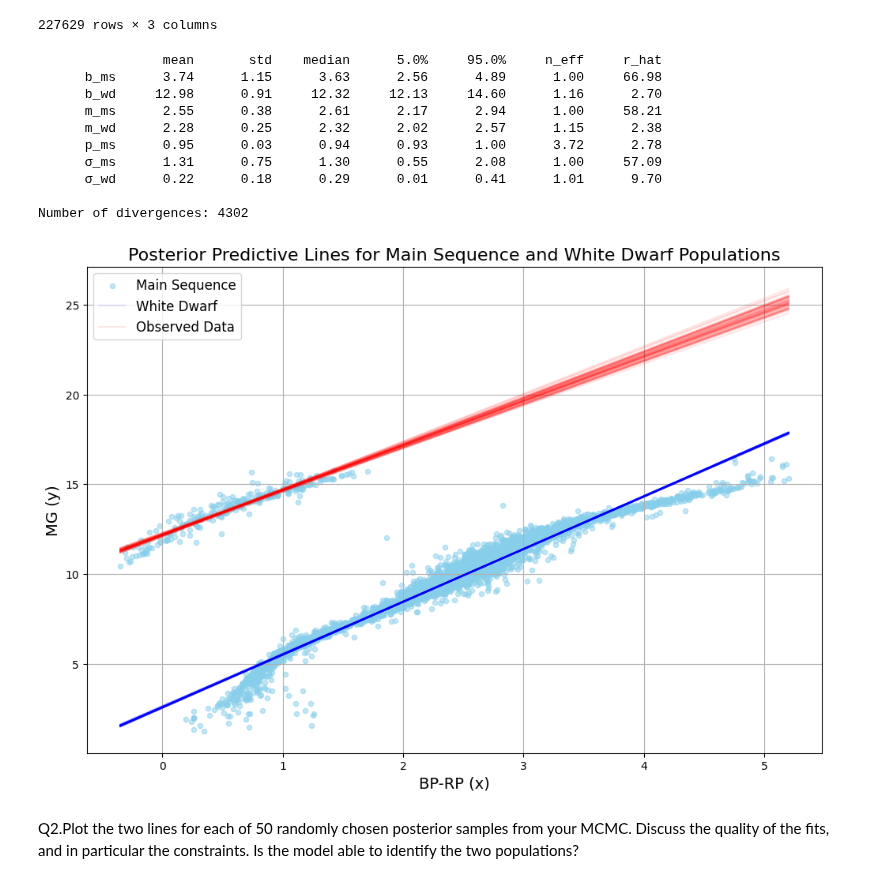
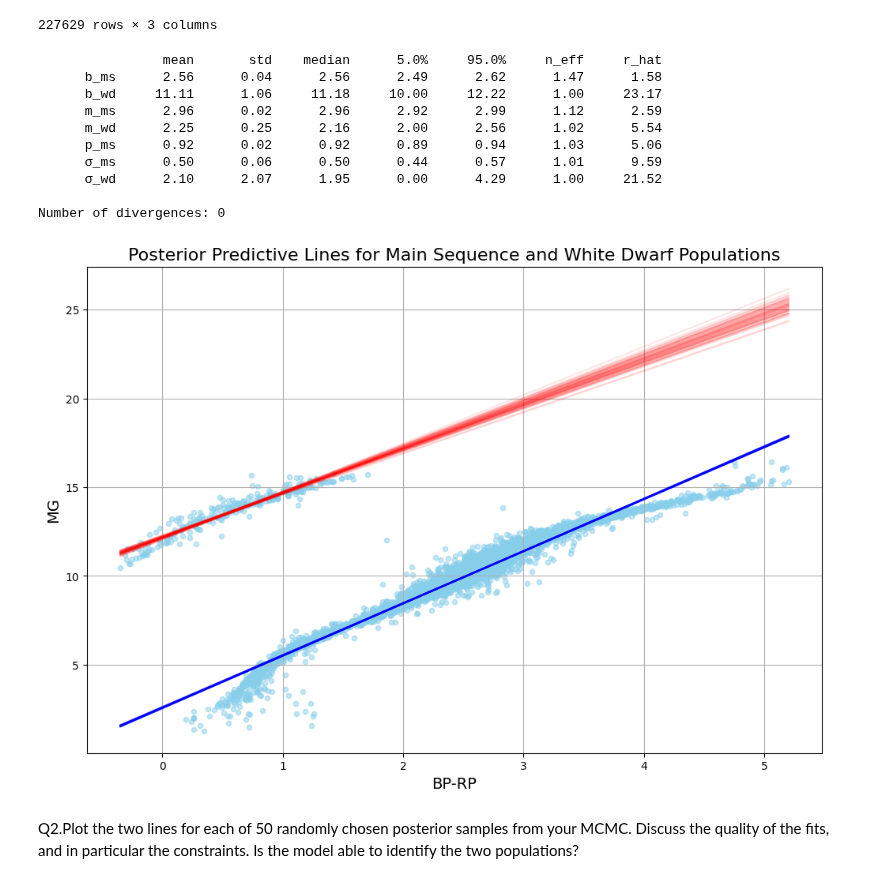
Before and after one commit to R-bna/sci-comp-ii-fall24, a Jupyter notebook: Working/MidtermPart-2.ipynb, the cells around one changed output. Drawn from its saved outputs; the diff is of its cells as text; code cells hidden in the pictures.

```diff
--- a/Working/MidtermPart-2.ipynb
+++ b/Working/MidtermPart-2.ipynb
@@ -63,11 +63,9 @@ def linear_model_w_outliers(x_data=None, y_data=None):
     m_wd = numpyro.sample('m_wd', dist.Uniform(2, 5))  # slope of white dwarfs
     b_wd = numpyro.sample('b_wd', dist.Uniform(10, 15))  # intercept of white dwarfs
 
-      # background prior
+    σ_wd = numpyro.sample('σ_wd', dist.HalfNormal())  # scatter of white dwarfs
     μ_wd = m_wd * x_data + b_wd
-    σ_wd = numpyro.sample('σ_wd', dist.HalfNormal())  # scatter of white dwarfs
     dist_wd = dist.Normal(μ_wd, jnp.sqrt(σ_wd**2 + σ_ms**2)) #background/outliers/White dwarf distribution
-
 
     # Prior for mixture weights (probabilities of being from MS or WD)
     p_ms = numpyro.sample('p_ms', dist.Uniform(0, 1))  # Probability of being from the MS population
@@ -80,11 +78,10 @@ def linear_model_w_outliers(x_data=None, y_data=None):
     # Likelihood - observed data `y`
     with numpyro.plate("data", len(x_data)):
         y_ = numpyro.sample("obs", mixture, obs=y_data)
-
         # Log probabilities to track membership probabilities of each sample
         log_probs = mixture.component_log_probs(y_)
         numpyro.deterministic(
-            "log_p_fg", log_probs - jax.nn.logsumexp(log_probs, axis=-1, keepdims=True)
+            "log_p_ms", log_probs - jax.nn.logsumexp(log_probs, axis=-1, keepdims=True)
         )
 # %%
 # Generate a starting key, which we'll split for later operations.
@@ -98,24 +95,23 @@ kernel = NUTS(linear_model_w_outliers)
 mcmc = MCMC(
     kernel,
     num_chains=2,
-    num_warmup=100,
+    num_warmup=1000,
     num_samples=5000
 )
 mcmc.run(rng_key_, x_data, y_data)
 
-# Print the summary of the MCMC results
 mcmc.print_summary()
 # %% [output]
                 mean       std    median      5.0%     95.0%     n_eff     r_hat
-      b_ms      3.74      1.15      3.63      2.56      4.89      1.00     66.98
-      b_wd     12.98      0.91     12.32     12.13     14.60      1.16      2.70
-      m_ms      2.55      0.38      2.61      2.17      2.94      1.00     58.21
-      m_wd      2.28      0.25      2.32      2.02      2.57      1.15      2.38
-      p_ms      0.95      0.03      0.94      0.93      1.00      3.72      2.78
-      σ_ms      1.31      0.75      1.30      0.55      2.08      1.00     57.09
-      σ_wd      0.22      0.18      0.29      0.01      0.41      1.01      9.70
+      b_ms      2.56      0.04      2.56      2.49      2.62      1.47      1.58
+      b_wd     11.11      1.06     11.18     10.00     12.22      1.00     23.17
+      m_ms      2.96      0.02      2.96      2.92      2.99      1.12      2.59
+      m_wd      2.25      0.25      2.16      2.00      2.56      1.02      5.54
+      p_ms      0.92      0.02      0.92      0.89      0.94      1.03      5.06
+      σ_ms      0.50      0.06      0.50      0.44      0.57      1.01      9.59
+      σ_wd      2.10      2.07      1.95      0.00      4.29      1.00     21.52
 
-Number of divergences: 4302
+Number of divergences: 0
 # %%
 #az.plot_trace(mcmc);
 # %%
@@ -123,32 +119,31 @@ Number of divergences: 4302
 # %%
 posterior_samples = mcmc.get_samples()
 
 m_ms_samples = posterior_samples['m_ms']
 b_ms_samples = posterior_samples['b_ms']
 m_wd_samples = posterior_samples['m_wd']
 b_wd_samples = posterior_samples['b_wd']
 
 x_vals = np.linspace(min(x_data), max(x_data), 50)
 
 plt.figure(figsize=(12,8))
 plt.scatter(x_data, y_data, color='skyblue', alpha=0.5, label='Observed Data', s=20)
 
 for i in range(50):
     m_ms = m_ms_samples[i]
     b_ms = b_ms_samples[i]
     m_wd = m_wd_samples[i]
     b_wd = b_wd_samples[i]
 
     plt.plot(x_vals, m_ms * x_vals + b_ms, color='blue', alpha=0.1)
     plt.plot(x_vals, m_wd * x_vals + b_wd, color='red', alpha=0.1)
 
-plt.xlabel('BP-RP (x)', fontsize=14)
-plt.ylabel('MG (y)', fontsize=14)
+plt.xlabel('BP-RP', fontsize=14)
+plt.ylabel('MG', fontsize=14)
 plt.title('Posterior Predictive Lines for Main Sequence and White Dwarf Populations', fontsize=16)
-plt.legend(['Main Sequence', 'White Dwarf', 'Observed Data'], loc='upper left', fontsize=12)
 plt.grid(True)
 plt.show()
 # %% [output]
-[figure, old version]
+[figure, new version]
 # %% [markdown]
 Q2.Plot the two lines for each of 50 randomly chosen posterior samples from your MCMC. Discuss the quality of the fits, and in particular the constraints. Is the model able to identify the two populations?
```
Also changed, not shown: parts of 9 cells of this notebook.
